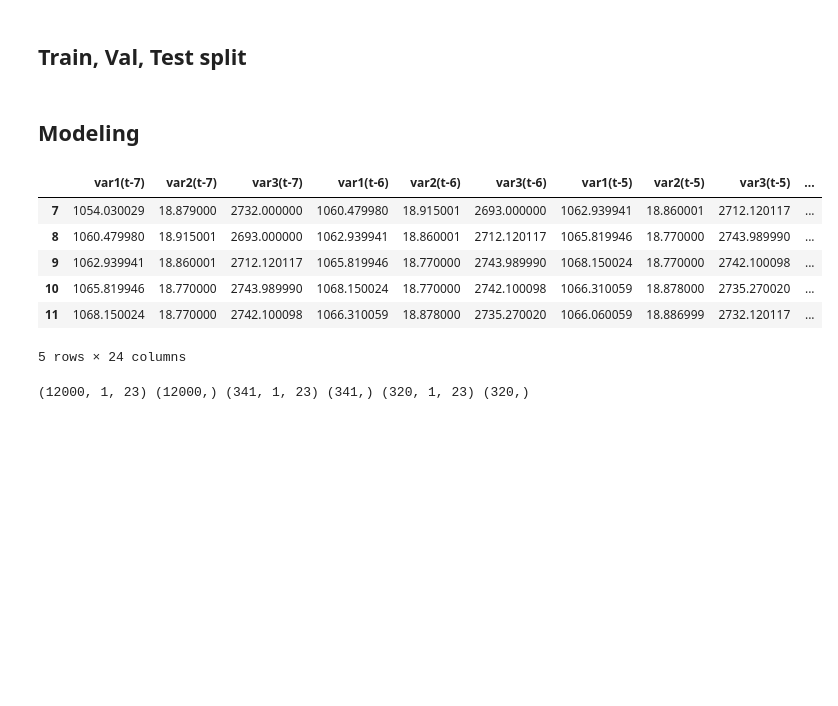
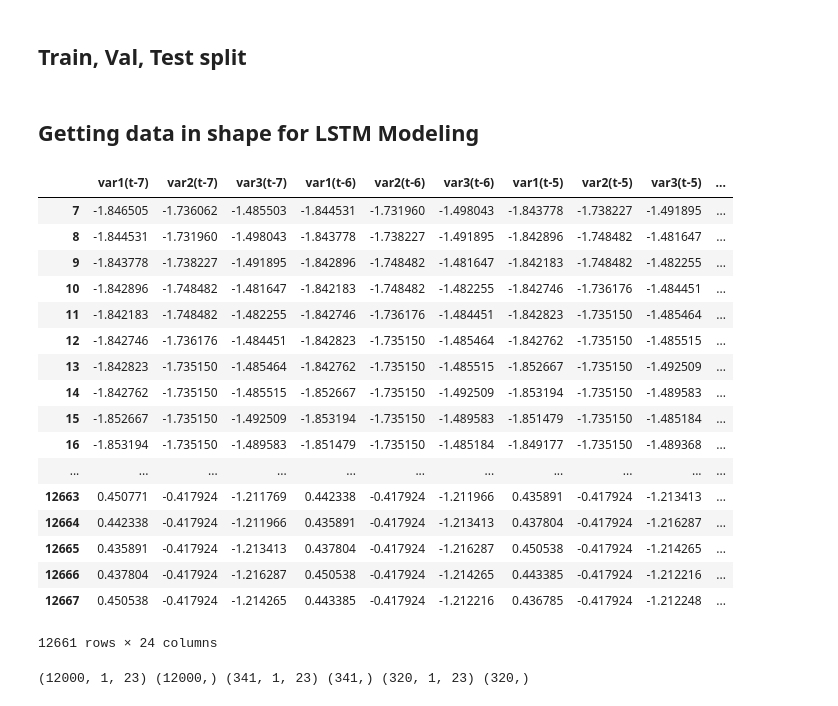
Before and after one commit to MohammadBakir/Bitcoin-Price-Prediction, a Jupyter notebook: time_series/time_series_models.ipynb, the cells around one changed output. Saved outputs shown, nothing was run; the diff lists cells and outputs as text; code cells hidden in the pictures; blank space fills up the shorter version.

```diff
--- a/time_series/time_series_models.ipynb
+++ b/time_series/time_series_models.ipynb
@@ -222,31 +233,42 @@ def series_to_supervised(data, n_in=1, n_out=1, dropnan=True):
 df_train, df_test = split_train_test_chronological(df_combined, ratio = .99)
 # %%
 df_train, df_val = split_train_test_chronological(df_combined, ratio = .95)
-# %% [markdown]
-## Modeling
+# %% [markdown]
+## Getting data in shape for LSTM Modeling
 # %%
 # load dataset
 values = df_combined.drop('ds', axis = 1).values
 # integer encode direction
 # ensure all data is float
 values = values.astype('float32')
 # normalize features
 # scaler = MinMaxScaler()
 scaler = StandardScaler()
 scaled = scaler.fit_transform(values)
 # frame as supervised learning
 reframed = series_to_supervised(scaled, 7, 1)
-
-reframed_2 = series_to_supervised(values, 7, 1)
-reframed_2.head()
+reframed
+# reframed_2 = series_to_supervised(values, 7, 1)
+# reframed_2.head()
 # %% [output]
 |  | var1(t-7) | var2(t-7) | var3(t-7) | var1(t-6) | var2(t-6) | var3(t-6) | var1(t-5) | var2(t-5) | var3(t-5) | ... |
-| 7 | 1054.030029 | 18.879000 | 2732.000000 | 1060.479980 | 18.915001 | 2693.000000 | 1062.939941 | 18.860001 | 2712.120117 | ... |
-| 8 | 1060.479980 | 18.915001 | 2693.000000 | 1062.939941 | 18.860001 | 2712.120117 | 1065.819946 | 18.770000 | 2743.989990 | ... |
-| 9 | 1062.939941 | 18.860001 | 2712.120117 | 1065.819946 | 18.770000 | 2743.989990 | 1068.150024 | 18.770000 | 2742.100098 | ... |
-| 10 | 1065.819946 | 18.770000 | 2743.989990 | 1068.150024 | 18.770000 | 2742.100098 | 1066.310059 | 18.878000 | 2735.270020 | ... |
-| 11 | 1068.150024 | 18.770000 | 2742.100098 | 1066.310059 | 18.878000 | 2735.270020 | 1066.060059 | 18.886999 | 2732.120117 | ... |
+| 7 | -1.846505 | -1.736062 | -1.485503 | -1.844531 | -1.731960 | -1.498043 | -1.843778 | -1.738227 | -1.491895 | ... |
+| 8 | -1.844531 | -1.731960 | -1.498043 | -1.843778 | -1.738227 | -1.491895 | -1.842896 | -1.748482 | -1.481647 | ... |
+| 9 | -1.843778 | -1.738227 | -1.491895 | -1.842896 | -1.748482 | -1.481647 | -1.842183 | -1.748482 | -1.482255 | ... |
+| 10 | -1.842896 | -1.748482 | -1.481647 | -1.842183 | -1.748482 | -1.482255 | -1.842746 | -1.736176 | -1.484451 | ... |
+| 11 | -1.842183 | -1.748482 | -1.482255 | -1.842746 | -1.736176 | -1.484451 | -1.842823 | -1.735150 | -1.485464 | ... |
+| 12 | -1.842746 | -1.736176 | -1.484451 | -1.842823 | -1.735150 | -1.485464 | -1.842762 | -1.735150 | -1.485515 | ... |
+| 13 | -1.842823 | -1.735150 | -1.485464 | -1.842762 | -1.735150 | -1.485515 | -1.852667 | -1.735150 | -1.492509 | ... |
+| 14 | -1.842762 | -1.735150 | -1.485515 | -1.852667 | -1.735150 | -1.492509 | -1.853194 | -1.735150 | -1.489583 | ... |
+| 15 | -1.852667 | -1.735150 | -1.492509 | -1.853194 | -1.735150 | -1.489583 | -1.851479 | -1.735150 | -1.485184 | ... |
+| 16 | -1.853194 | -1.735150 | -1.489583 | -1.851479 | -1.735150 | -1.485184 | -1.849177 | -1.735150 | -1.489368 | ... |
+| ... | ... | ... | ... | ... | ... | ... | ... | ... | ... | ... |
+| 12663 | 0.450771 | -0.417924 | -1.211769 | 0.442338 | -0.417924 | -1.211966 | 0.435891 | -0.417924 | -1.213413 | ... |
+| 12664 | 0.442338 | -0.417924 | -1.211966 | 0.435891 | -0.417924 | -1.213413 | 0.437804 | -0.417924 | -1.216287 | ... |
+| 12665 | 0.435891 | -0.417924 | -1.213413 | 0.437804 | -0.417924 | -1.216287 | 0.450538 | -0.417924 | -1.214265 | ... |
+| 12666 | 0.437804 | -0.417924 | -1.216287 | 0.450538 | -0.417924 | -1.214265 | 0.443385 | -0.417924 | -1.212216 | ... |
+| 12667 | 0.450538 | -0.417924 | -1.214265 | 0.443385 | -0.417924 | -1.212216 | 0.436785 | -0.417924 | -1.212248 | ... |
-5 rows × 24 columns
+12661 rows × 24 columns
 # %%
 # drop columns we don't want to predict
 y = reframed.iloc[:,-12].values
```
Also changed, not shown: parts of 17 cells of this notebook.
